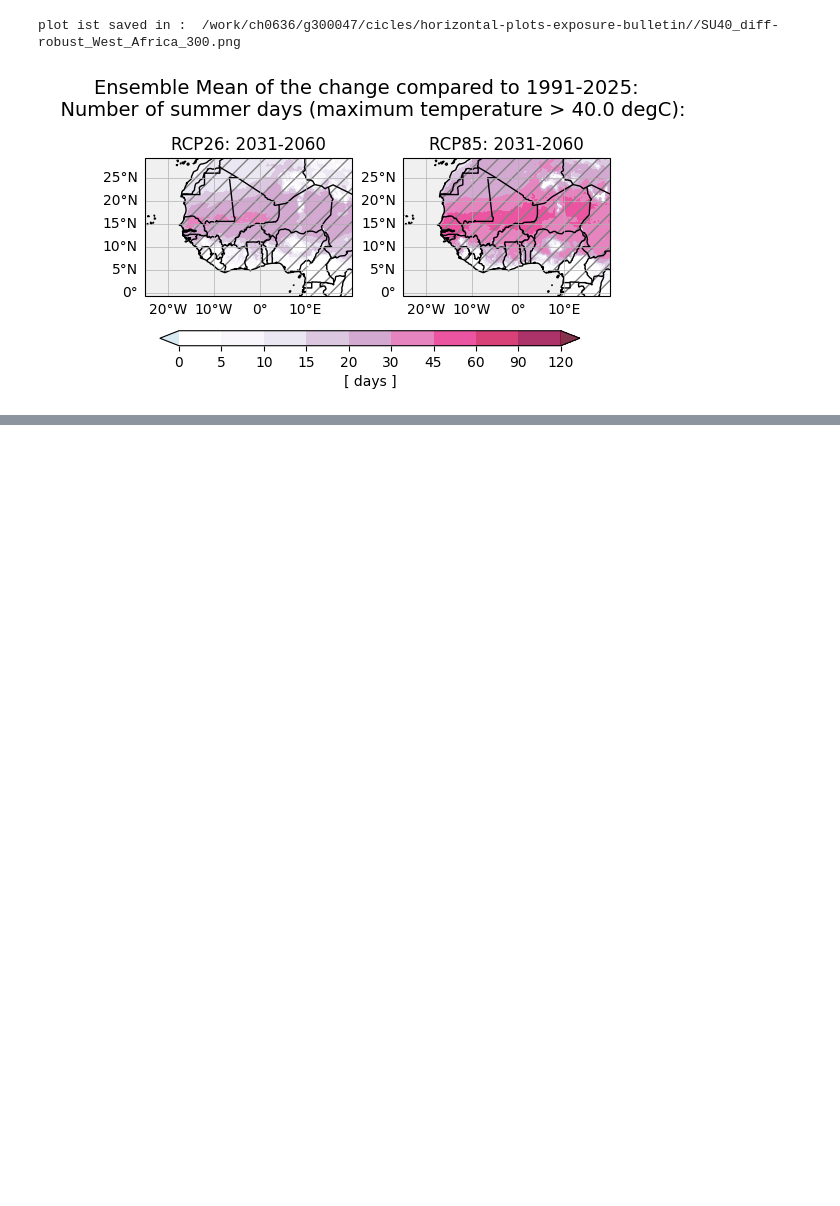
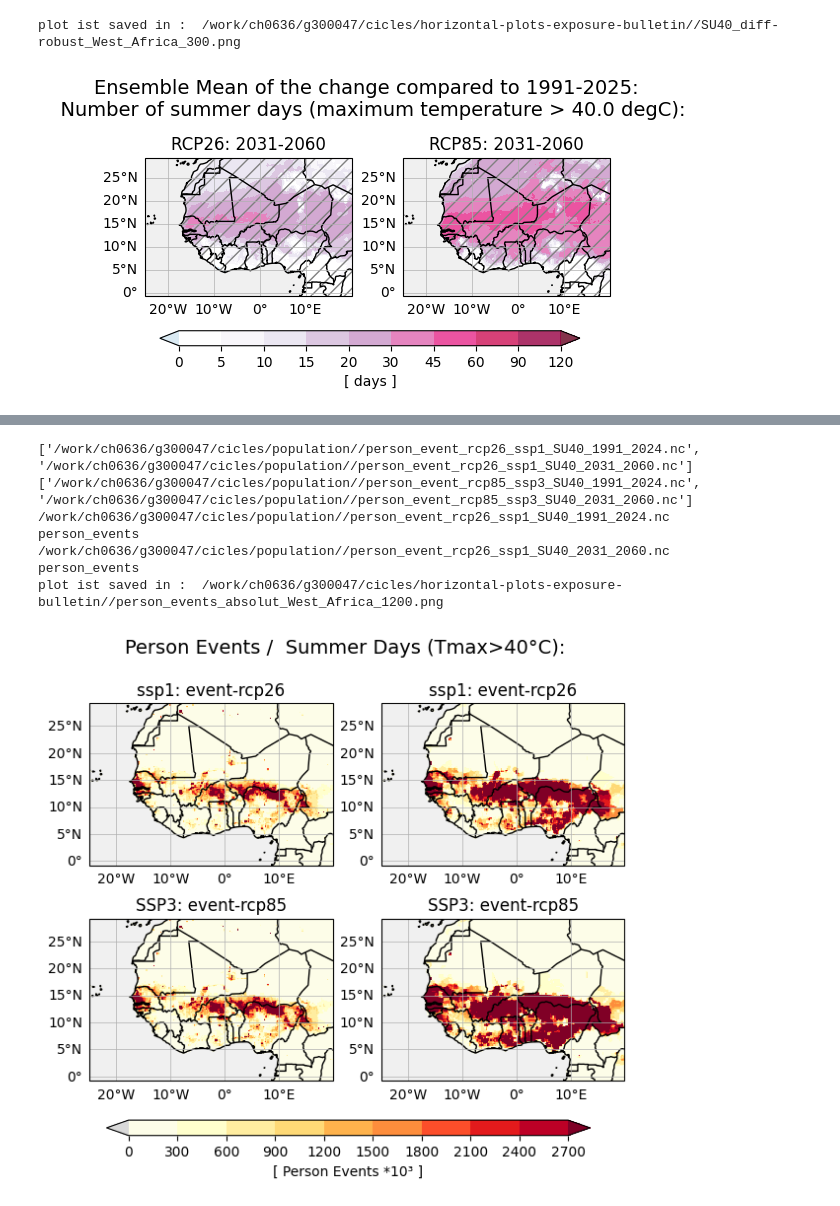
Before and after one commit to KatharinaBuelow/heat-exposure-africa, a Jupyter notebook: Notebooks/horiplot-exposure-diff-robust-bulletin.ipynb, the cells around one changed output, grey strips where cells are left out. Drawn from its saved outputs; the diff is of its cells as text; code cells hidden in the pictures; blank space fills up the shorter version.

```diff
--- a/Notebooks/horiplot-exposure-diff-robust-bulletin.ipynb
+++ b/Notebooks/horiplot-exposure-diff-robust-bulletin.ipynb
@@ -300,0 +353,22 @@ for the following files:
+# %%
+#plot person events for SSP1 and SSP3 combined with index:
+plot_absolute_pop(
+    person_event_rcp26_ssp1,
+    person_event_rcp85_ssp3,
+    plot_dir,
+    title=' Summer Days (Tmax>40°C)',
+    var='person_events',
+    westafrica=True,
+    user_dpi=1200,
+    rows=2,
+    columns=2,
+    )
+# %% [output]
+['/work/ch0636/g300047/cicles/population//person_event_rcp26_ssp1_SU40_1991_2024.nc', '/work/ch0636/g300047/cicles/population//person_event_rcp26_ssp1_SU40_2031_2060.nc']
+['/work/ch0636/g300047/cicles/population//person_event_rcp85_ssp3_SU40_1991_2024.nc', '/work/ch0636/g300047/cicles/population//person_event_rcp85_ssp3_SU40_2031_2060.nc']
+/work/ch0636/g300047/cicles/population//person_event_rcp26_ssp1_SU40_1991_2024.nc
+person_events
+/work/ch0636/g300047/cicles/population//person_event_rcp26_ssp1_SU40_2031_2060.nc
+person_events
+plot ist saved in :  /work/ch0636/g300047/cicles/horizontal-plots-exposure-bulletin//person_events_absolut_West_Africa_1200.png
+[figure, added]
```
Also changed, not shown: parts of 19 cells of this notebook, 3 other files.
